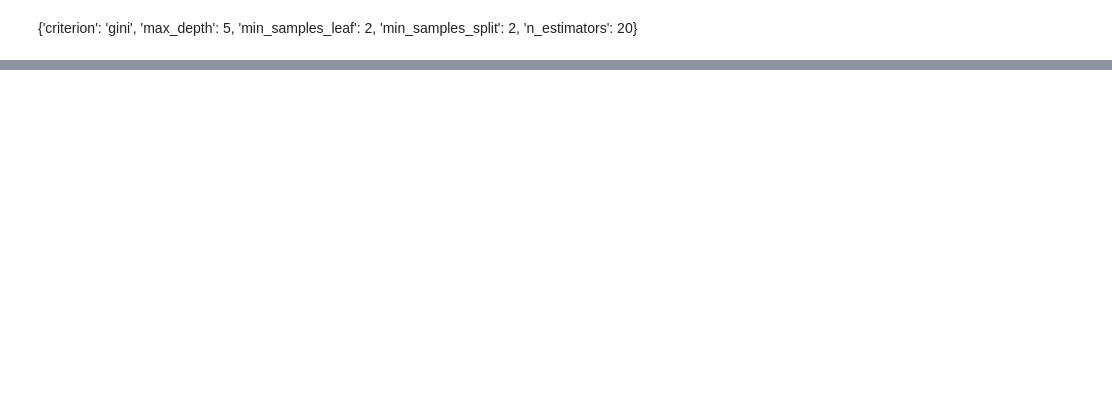
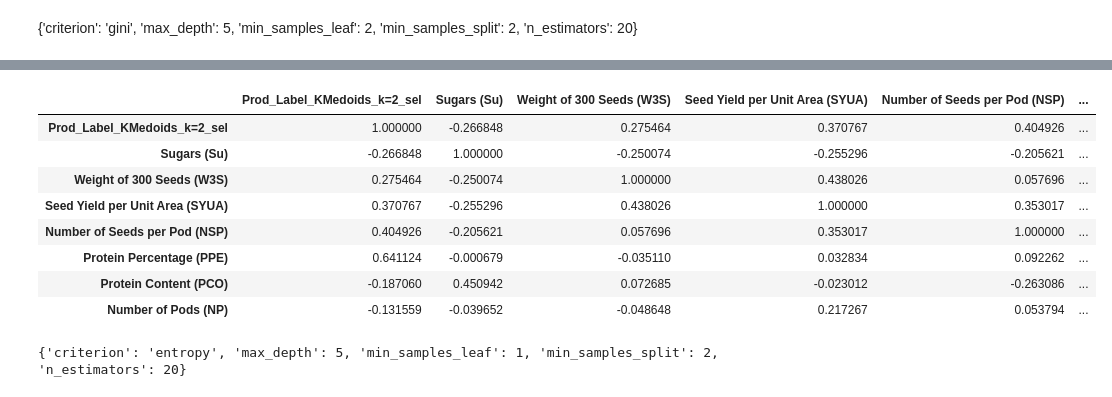
Before and after one commit to SP-2112/Advanced_Soybean_Agricultural_Dataset_Analysis_CS209_TermProject, a Jupyter notebook: Code_Notebooks/07_Classification.ipynb, the cells around one changed output, grey strips where cells are left out. Cells and saved outputs as stored; diff of their text form; code cells hidden in the pictures; blank space fills up the shorter version.

```diff
--- a/Code_Notebooks/07_Classification.ipynb
+++ b/Code_Notebooks/07_Classification.ipynb
@@ -226,0 +295,12 @@ Test Set
+# %%
+data.corr(method='pearson')
+# %% [output]
+|  | Prod_Label_KMedoids_k=2_sel | Sugars (Su) | Weight of 300 Seeds (W3S) | Seed Yield per Unit Area (SYUA) | Number of Seeds per Pod (NSP) | ... |
+| Prod_Label_KMedoids_k=2_sel | 1.000000 | -0.266848 | 0.275464 | 0.370767 | 0.404926 | ... |
+| Sugars (Su) | -0.266848 | 1.000000 | -0.250074 | -0.255296 | -0.205621 | ... |
+| Weight of 300 Seeds (W3S) | 0.275464 | -0.250074 | 1.000000 | 0.438026 | 0.057696 | ... |
+| Seed Yield per Unit Area (SYUA) | 0.370767 | -0.255296 | 0.438026 | 1.000000 | 0.353017 | ... |
+| Number of Seeds per Pod (NSP) | 0.404926 | -0.205621 | 0.057696 | 0.353017 | 1.000000 | ... |
+| Protein Percentage (PPE) | 0.641124 | -0.000679 | -0.035110 | 0.032834 | 0.092262 | ... |
+| Protein Content (PCO) | -0.187060 | 0.450942 | 0.072685 | -0.023012 | -0.263086 | ... |
+| Number of Pods (NP) | -0.131559 | -0.039652 | -0.048648 | 0.217267 | 0.053794 | ... |
@@ -226,0 +314,4 @@ Test Set
+# %%
+best_randomForest=GridSearch_BestModel(randomForest,hyper_parameters)
+# %% [output]
+{'criterion': 'entropy', 'max_depth': 5, 'min_samples_leaf': 1, 'min_samples_split': 2, 'n_estimators': 20}
```
Also changed, not shown: parts of 31 cells of this notebook.
